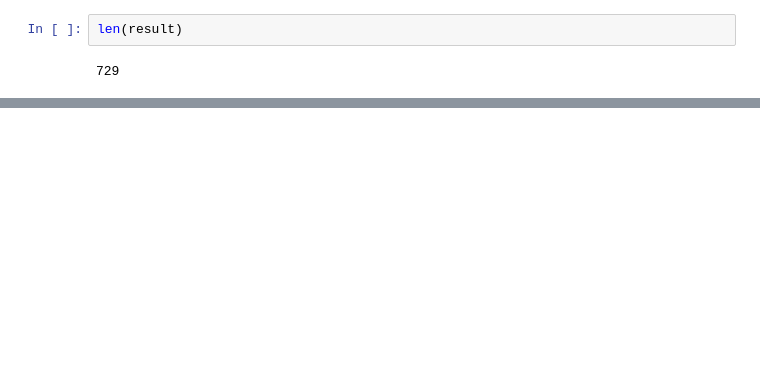
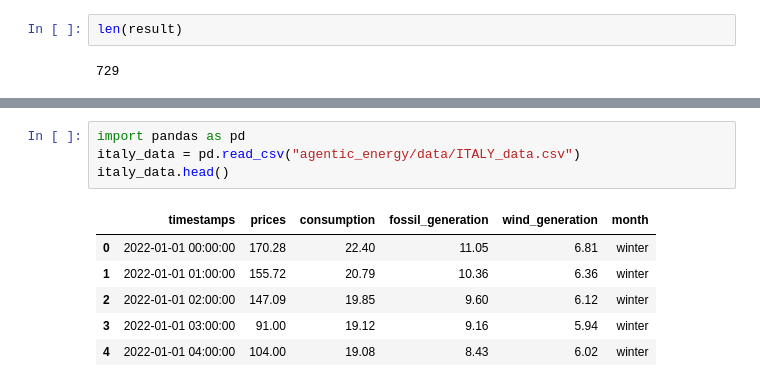
Before and after one commit to MillendRoy/Agentics_for_EnergyArbitrage_Battery, a Jupyter notebook: energy_arbitrage/test_milp_ondata.ipynb, the cells around one changed output, grey strips where cells are left out. Saved outputs shown, nothing was run; the diff lists cells and outputs as text; blank space fills up the shorter version.

```diff
--- a/energy_arbitrage/test_milp_ondata.ipynb
+++ b/energy_arbitrage/test_milp_ondata.ipynb
@@ -209,0 +221,11 @@ print(profit)
+# %%
+import pandas as pd
+italy_data = pd.read_csv("agentic_energy/data/ITALY_data.csv")
+italy_data.head()
+# %% [output]
+|  | timestamps | prices | consumption | fossil_generation | wind_generation | month |
+| 0 | 2022-01-01 00:00:00 | 170.28 | 22.40 | 11.05 | 6.81 | winter |
+| 1 | 2022-01-01 01:00:00 | 155.72 | 20.79 | 10.36 | 6.36 | winter |
+| 2 | 2022-01-01 02:00:00 | 147.09 | 19.85 | 9.60 | 6.12 | winter |
+| 3 | 2022-01-01 03:00:00 | 91.00 | 19.12 | 9.16 | 5.94 | winter |
+| 4 | 2022-01-01 04:00:00 | 104.00 | 19.08 | 8.43 | 6.02 | winter |
```
Also changed, not shown: parts of 18 cells of this notebook, 3 other files.
